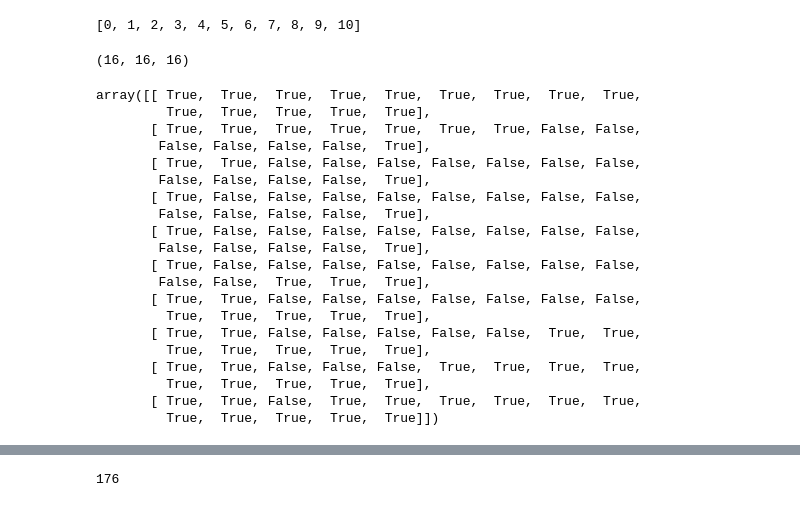
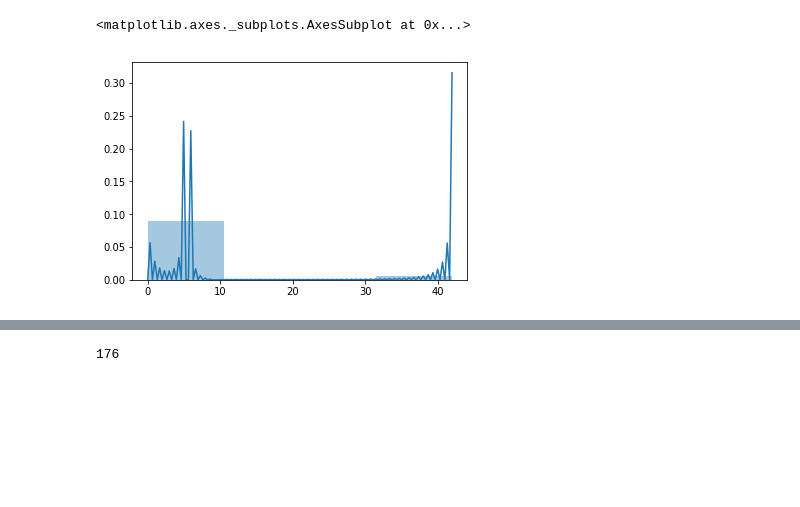
Before and after one commit to Justdjent/crop_field_classification, a Jupyter notebook: notebook/basic_histogram.ipynb, the cells around one changed output, grey strips where cells are left out. Cells and saved outputs as stored; diff of their text form; code cells hidden in the pictures; blank space fills up the shorter version.

```diff
--- a/notebook/basic_histogram.ipynb
+++ b/notebook/basic_histogram.ipynb
@@ -18,12 +18,14 @@ import matplotlib.pyplot as plt
 %matplotlib inline
 # %%
 # raster_path = "/home/user/projects/africa_starving/data/images/S2A_MSIL1C_20170101T082332_N0204_R121_T34JEP_20170101T084543.SAFE/GRANULE/L1C_T34JEP_A007983_20170101T084543/IMG_DATA/T34JEP_20170101T082332_TCI.jp2"
-# train_df = gpd.read_file("/home/user/projects/africa_starving/data/train/train/train_repr.geojson")
+train_df = gpd.read_file("/home/user/projects/africa_data/data/train/train/train_repr.geojson")
 # raster_path = "/mnt/storage_4tb/ymi/crop_detection/Africa/data/images/2017-01-01/full/TCI.jp2"
-root_dir = "/mnt/storage_4tb/ymi/crop_detection/Africa/data/images"
+root_dir = "/home/user/projects/africa_data/Africa/data/images"
+
+# root_dir = "/mnt/storage_4tb/ymi/crop_detection/Africa/data/images"
 dates = os.listdir(root_dir)
 raster_path = "/mnt/storage_4tb/ymi/crop_detection/Africa/data/images/2017-01-01/full/ndvi.tif"
-train_df = gpd.read_file("/mnt/storage_4tb/ymi/crop_detection/train/train/train_repr.geojson")
+# train_df = gpd.read_file("/mnt/storage_4tb/ymi/crop_detection/train/train/train_repr.geojson")
 # %%
 srcs = []
 for i in dates:
@@ -96,4 +111,0 @@ list(np.repeat([[0, 255]], 11, axis=0).flatten())
-# %%
-list(range(11))
-# %% [output]
-[0, 1, 2, 3, 4, 5, 6, 7, 8, 9, 10]
@@ -142,32 +112,11 @@ class ColorDescriptor:
-# %%
-cv2.calcHist([imgs[0][:3]],
-             [0, 1, 2],
-             None,
-             [16, 16, 16],
-             [0, 255, 0, 255, 0, 255]).shape
-# %% [output]
-(16, 16, 16)
-# %%
-masks
-# %% [output]
-array([[ True,  True,  True,  True,  True,  True,  True,  True,  True,
-         True,  True,  True,  True,  True],
-       [ True,  True,  True,  True,  True,  True,  True, False, False,
-        False, False, False, False,  True],
-       [ True,  True, False, False, False, False, False, False, False,
-        False, False, False, False,  True],
-       [ True, False, False, False, False, False, False, False, False,
-        False, False, False, False,  True],
-       [ True, False, False, False, False, False, False, False, False,
-        False, False, False, False,  True],
-       [ True, False, False, False, False, False, False, False, False,
-        False, False,  True,  True,  True],
-       [ True,  True, False, False, False, False, False, False, False,
-         True,  True,  True,  True,  True],
-       [ True,  True, False, False, False, False, False,  True,  True,
-         True,  True,  True,  True,  True],
-       [ True,  True, False, False, False,  True,  True,  True,  True,
-         True,  True,  True,  True,  True],
-       [ True,  True, False,  True,  True,  True,  True,  True,  True,
-         True,  True,  True,  True,  True]])
+# %%
+test_hist = cv2.calcHist([imgs[]],
+             [0],
+             masks_bin[2].astype(np.uint8),
+             [16],
+             [0, 255]).flatten()
+sns.distplot(test_hist)
+# %% [output]
+<matplotlib.axes._subplots.AxesSubplot at 0x...>
+[figure, added]
 # %%
```
Also changed, not shown: parts of 21 cells of this notebook.
